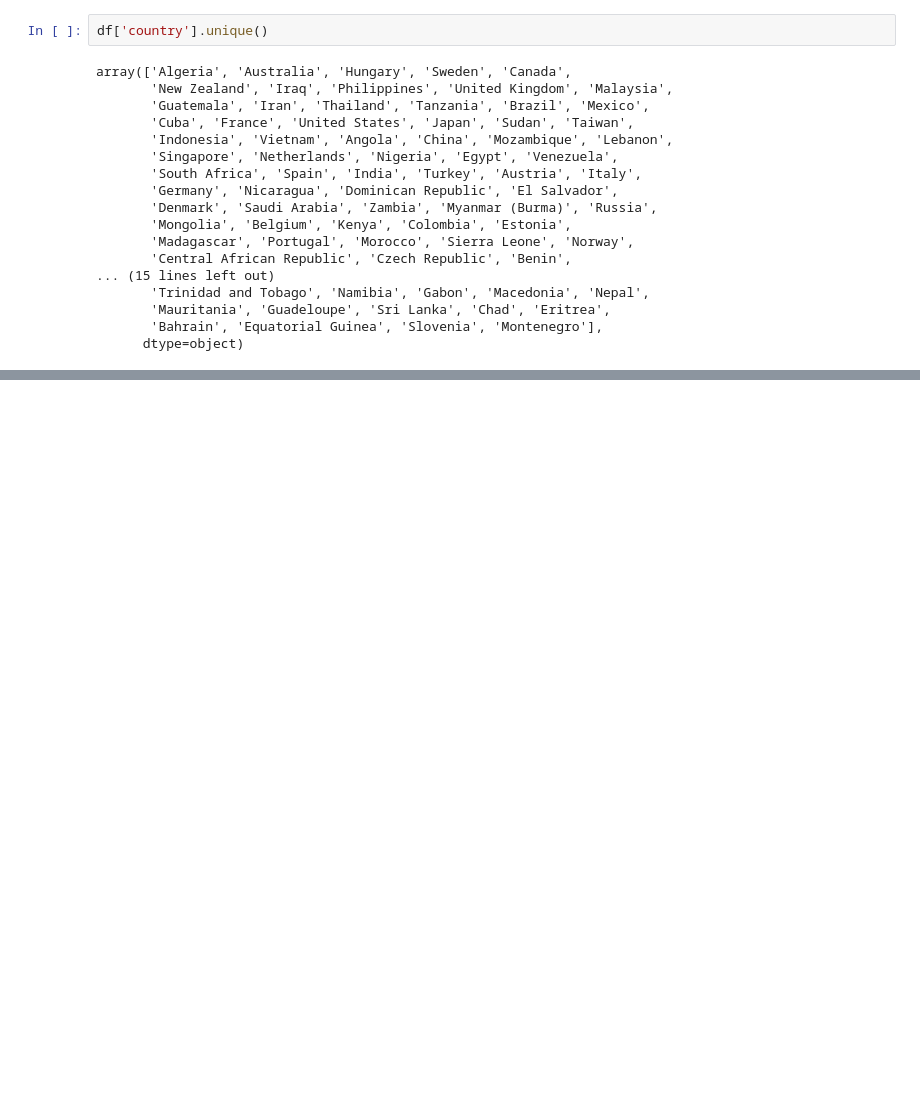
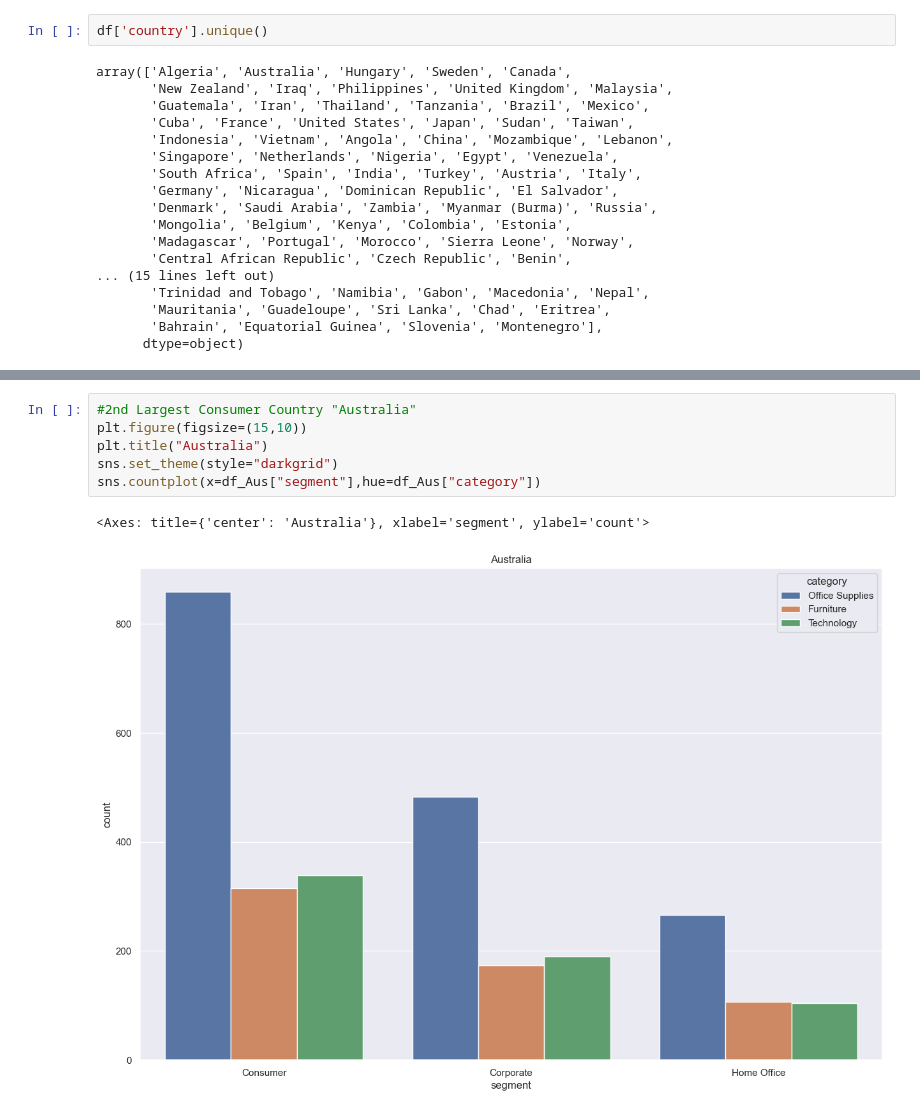
Before and after one commit to sachinratewal01/Sales-Performance-Customer-Insights-Analysis, a Jupyter notebook: python.ipynb, the cells around one changed output, grey strips where cells are left out. Drawn from its saved outputs; the diff is of its cells as text; blank space fills up the shorter version.

```diff
--- a/python.ipynb
+++ b/python.ipynb
@@ -346,0 +394,9 @@ array(['Algeria', 'Australia', 'Hungary', 'Sweden', 'Canada',
+# %%
+#2nd Largest Consumer Country "Australia"
+plt.figure(figsize=(15,10))
+plt.title("Australia")
+sns.set_theme(style="darkgrid")
+sns.countplot(x=df_Aus["segment"],hue=df_Aus["category"])
+# %% [output]
+<Axes: title={'center': 'Australia'}, xlabel='segment', ylabel='count'>
+[figure, added]
```
Also changed, not shown: parts of 23 cells of this notebook.
